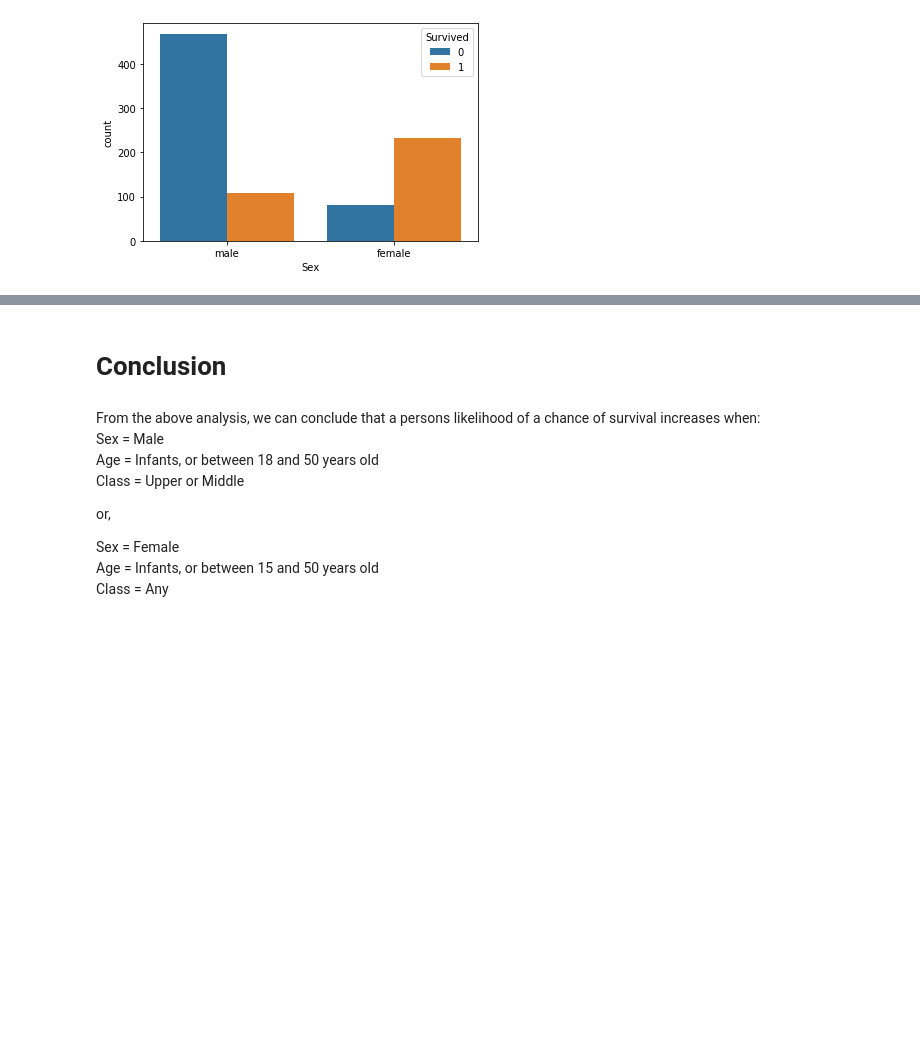
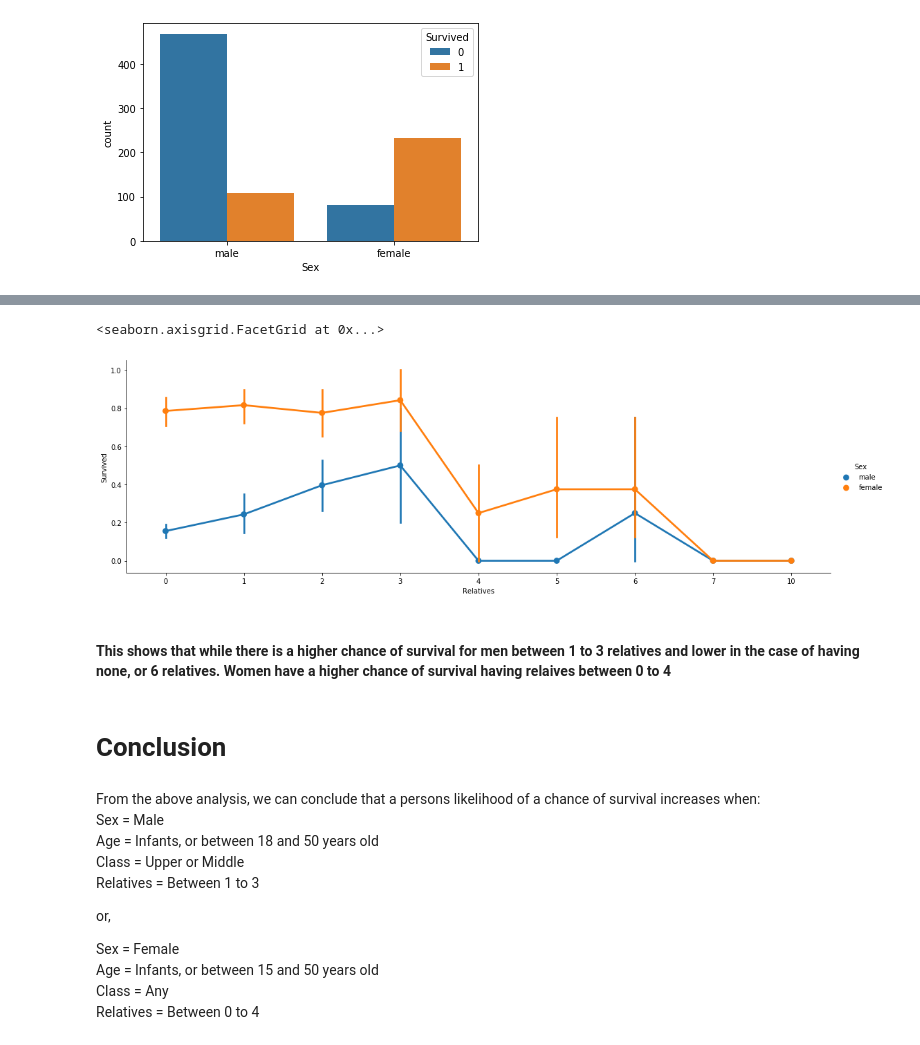
Before and after one commit to kunal-gohrani/Titanic-EDA, a Jupyter notebook: DataAnalysis.ipynb, the cells around one changed output, grey strips where cells are left out. Saved outputs shown, nothing was run; the diff lists cells and outputs as text; code cells hidden in the pictures; blank space fills up the shorter version.

```diff
--- a/DataAnalysis.ipynb
+++ b/DataAnalysis.ipynb
@@ -390,3 +391,10 @@ Index(['Survived', 'Pclass', 'Sex', 'Age', 'SibSp', 'Parch', 'Fare',
+# %%
+sns.catplot(x='Relatives',y='Survived',data=data,hue='Sex',kind='point',aspect=3)
+# %% [output]
+<seaborn.axisgrid.FacetGrid at 0x...>
+[figure, added]
+# %% [markdown]
+#### This shows that while there is a higher chance of survival for men between 1 to 3 relatives and lower in the case of having none, or 6 relatives. Women have a higher chance of survival having relaives between 0 to 4
 # %% [markdown]
 # Conclusion
 # %% [markdown]
@@ -394,9 +402,11 @@ From the above analysis, we can conclude that a persons likelihood of a chance o
 Sex = Male
 Age = Infants, or between 18 and 50 years old
 Class = Upper or Middle
+Relatives = Between 1 to 3
 
 or,
 
 Sex = Female
 Age = Infants, or between 15 and 50 years old
 Class = Any
+Relatives = Between 0 to 4
```
Also changed, not shown: parts of 27 cells of this notebook.
